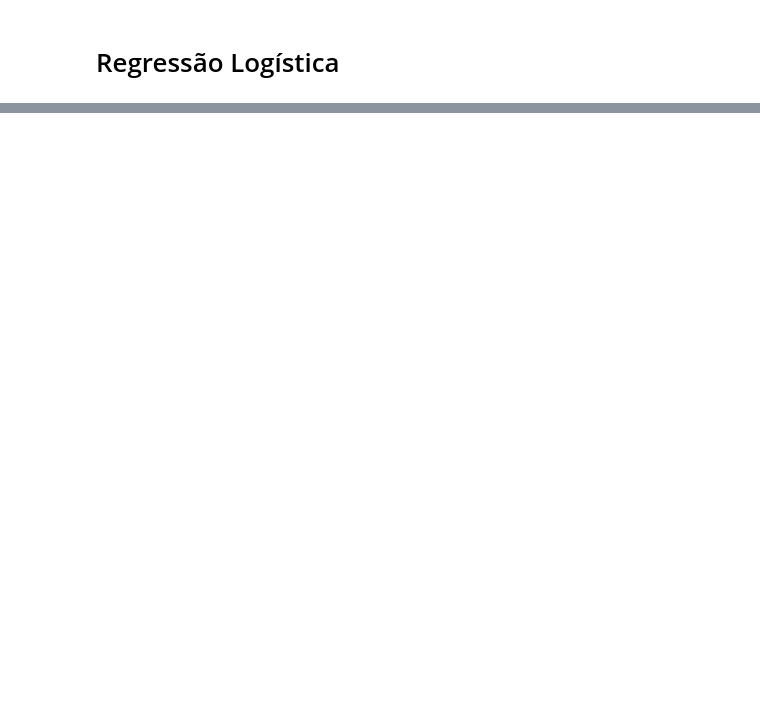
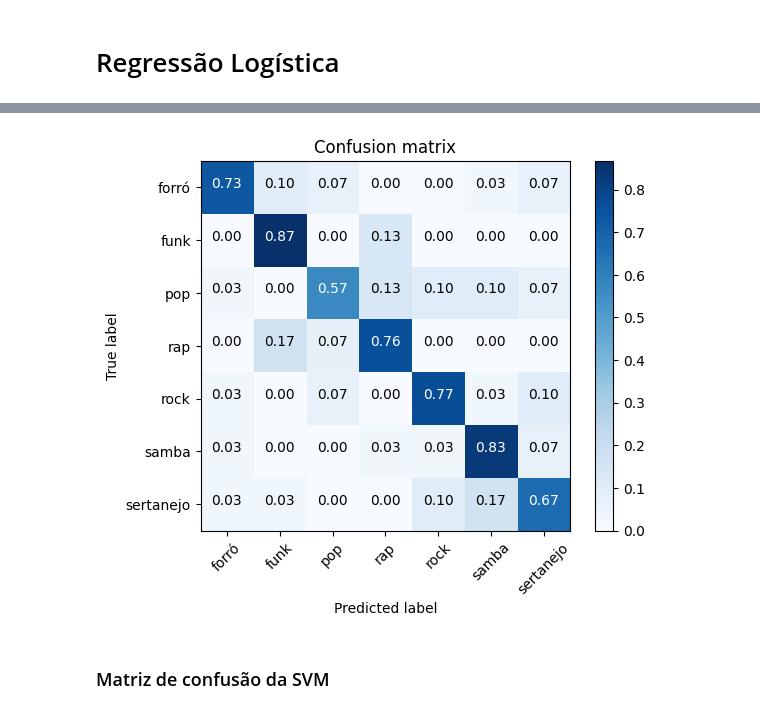
Before and after one commit to Matheus-0/Music-Genre-Classification, a Jupyter notebook: training.ipynb, the cells around one changed output, grey strips where cells are left out. Cells and saved outputs as stored; diff of their text form; code cells hidden in the pictures; blank space fills up the shorter version.

```diff
--- a/training.ipynb
+++ b/training.ipynb
@@ -74,0 +153,2 @@ Melhor score no conjunto de teste (acurácia) = 0.792
+# %%
+predictions_rf = grid_rf.predict(X_test)
@@ -74,0 +347,6 @@ Melhor score no conjunto de teste (acurácia) = 0.792
+# %%
+plot_confusion_matrix(cm_rf, genres, normalize=True)
+# %% [output]
+[figure, added]
+# %% [markdown]
+### Matriz de confusão da SVM
```
Also changed, not shown: parts of 68 cells of this notebook, 9 other files.
